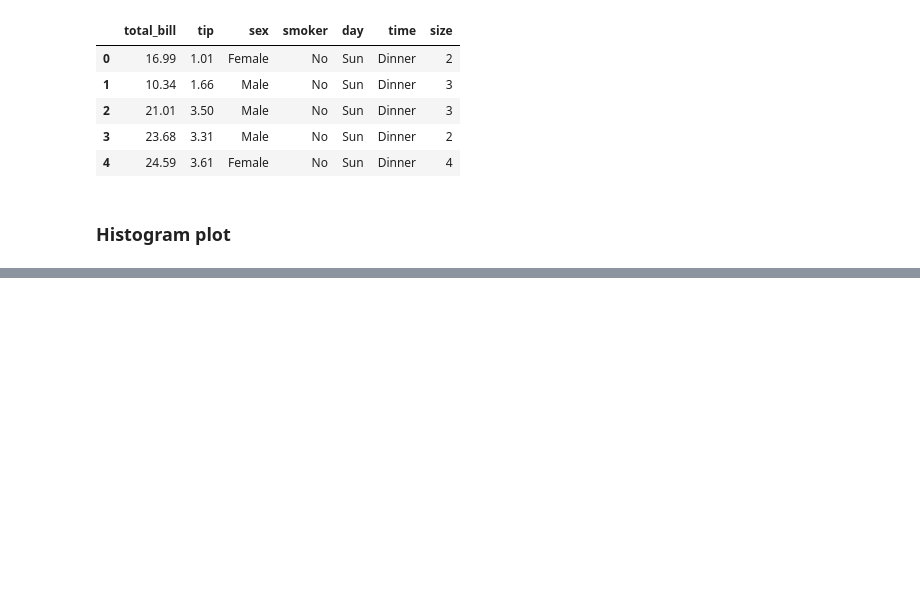
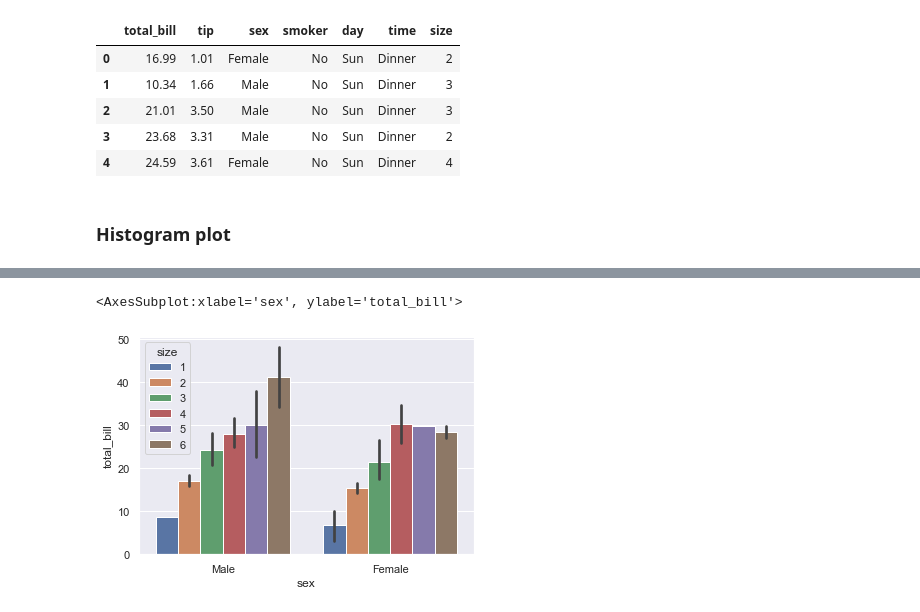
Before and after one commit to trinhdvt/Begin-with-Python, a Jupyter notebook: Data Visualization/Seaborn/Seaborn.ipynb, the cells around one changed output, grey strips where cells are left out. Drawn from its saved outputs; the diff is of its cells as text; code cells hidden in the pictures; blank space fills up the shorter version.

Commit message:
add more plot example

```diff
--- a/Data Visualization/Seaborn/Seaborn.ipynb
+++ b/Data Visualization/Seaborn/Seaborn.ipynb
@@ -50,0 +62,5 @@ sns.rugplot(tips['total_bill'])
+# %%
+sns.barplot(x='sex', y='total_bill', hue='size', data=tips)
+# %% [output]
+<AxesSubplot:xlabel='sex', ylabel='total_bill'>
+[figure, added]
```
Also changed, not shown: parts of 18 cells of this notebook.
